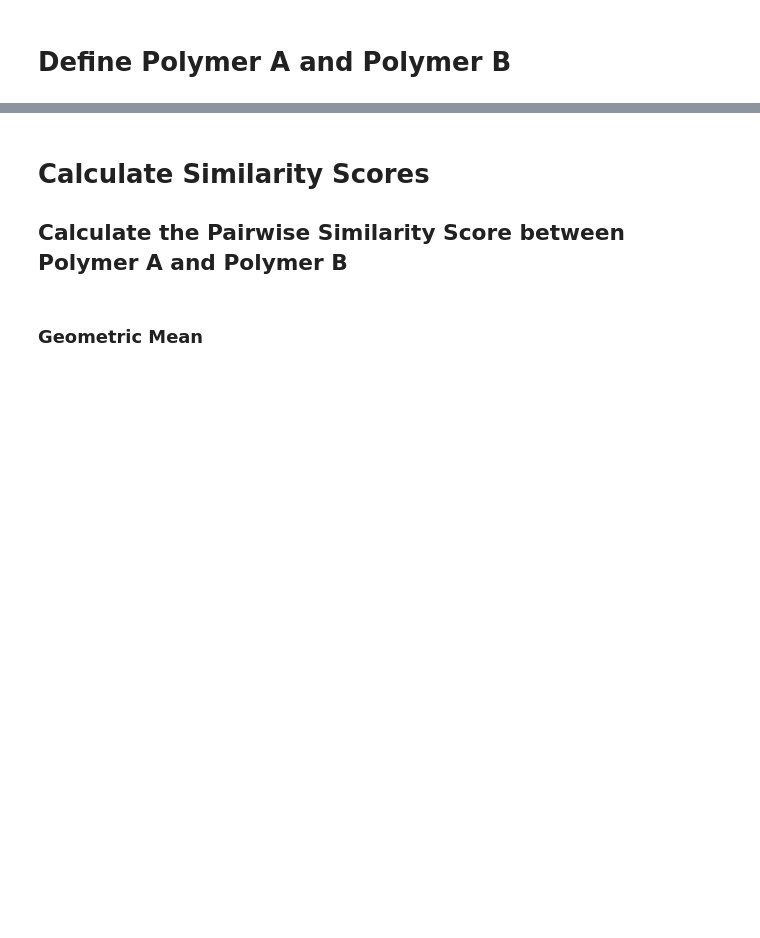
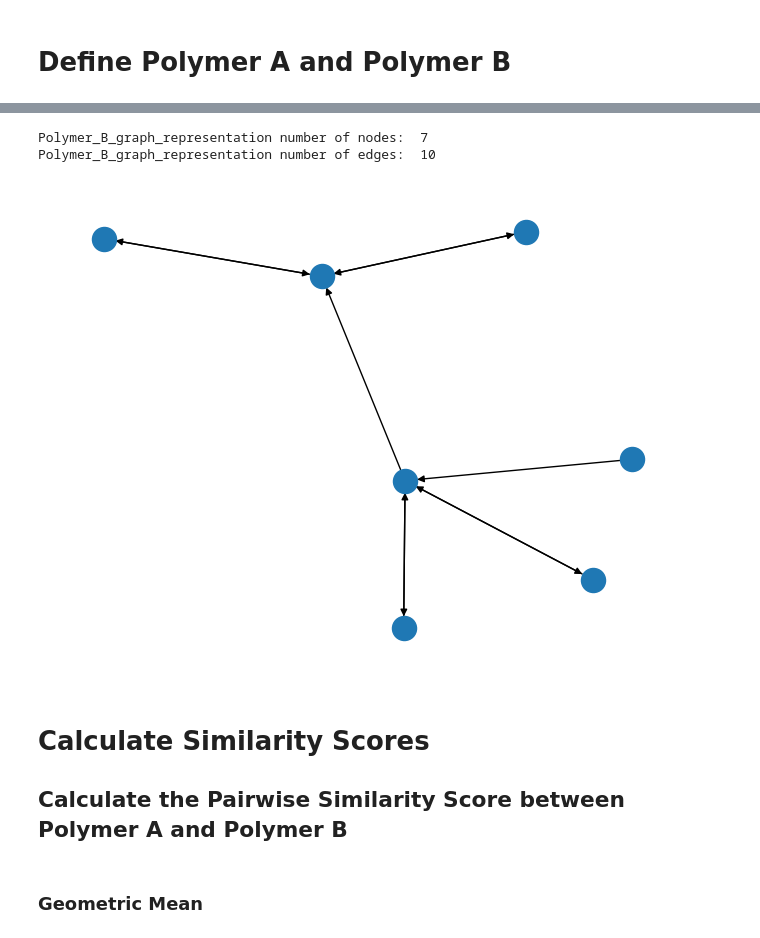
Before and after one commit to olsenlabmit/Polymer-Graph-Similarity, a Jupyter notebook: notebook/Polymer_Similarity_Method_Section_PolymerA_PolymerB.ipynb, the cells around one changed output, grey strips where cells are left out. Cells and saved outputs as stored; diff of their text form; code cells hidden in the pictures; blank space fills up the shorter version.

```diff
--- a/notebook/Polymer_Similarity_Method_Section_PolymerA_PolymerB.ipynb
+++ b/notebook/Polymer_Similarity_Method_Section_PolymerA_PolymerB.ipynb
@@ -525,3 +497,21 @@ Polymer_B = Polymer(repeat_unit_smiles_list= ["*CC(CC)*","*CC(C)*"],
+# %%
+Polymer_B_graph_representation = nx.MultiDiGraph()
+Polymer_B_graph_representation.add_nodes_from(["E1","D1","R1","R1'","D2","R2","R2'"])
+Polymer_B_graph_representation.add_edges_from([("E1", "D1"),("D1", "R1"),("R1", "D1"), ("D1", "R1'"),("R1'", "D1"),
+                                               ("D1","D2"),("D2","R2"),("R2","D2"),("D2","R2'"),("R2'","D2")])
+nx.draw(Polymer_B_graph_representation)
+print("Polymer_B_graph_representation number of nodes: ", Polymer_B_graph_representation.number_of_nodes())
+print("Polymer_B_graph_representation number of edges: ", Polymer_B_graph_representation.number_of_edges())
+
+Polymer_B = Polymer(repeat_unit_smiles_list= ["*CC(CC)*","*CC(C)*"],
+                      repeat_unit_smiles_weight_list = [1,1],
+                      end_group_smiles_list = ['CCC(C)*'],
+                      end_group_smiles_weight_list  = [1],
+                      graph_representation = Polymer_B_graph_representation)
+# %% [output]
+Polymer_B_graph_representation number of nodes:  7
+Polymer_B_graph_representation number of edges:  10
+[figure, added]
 # %% [markdown]
 # Calculate Similarity Scores
 ## Calculate the Pairwise Similarity Score between Polymer A and Polymer B
```
Also changed, not shown: parts of 10 cells of this notebook.
